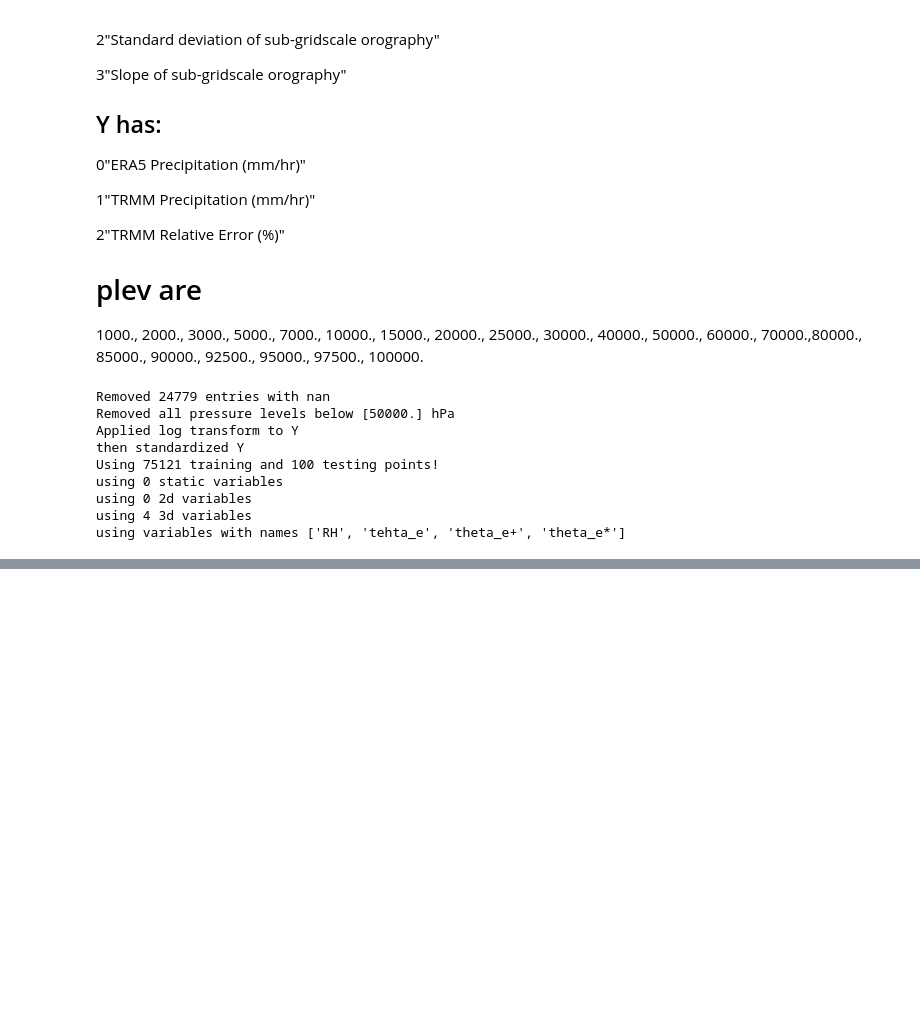
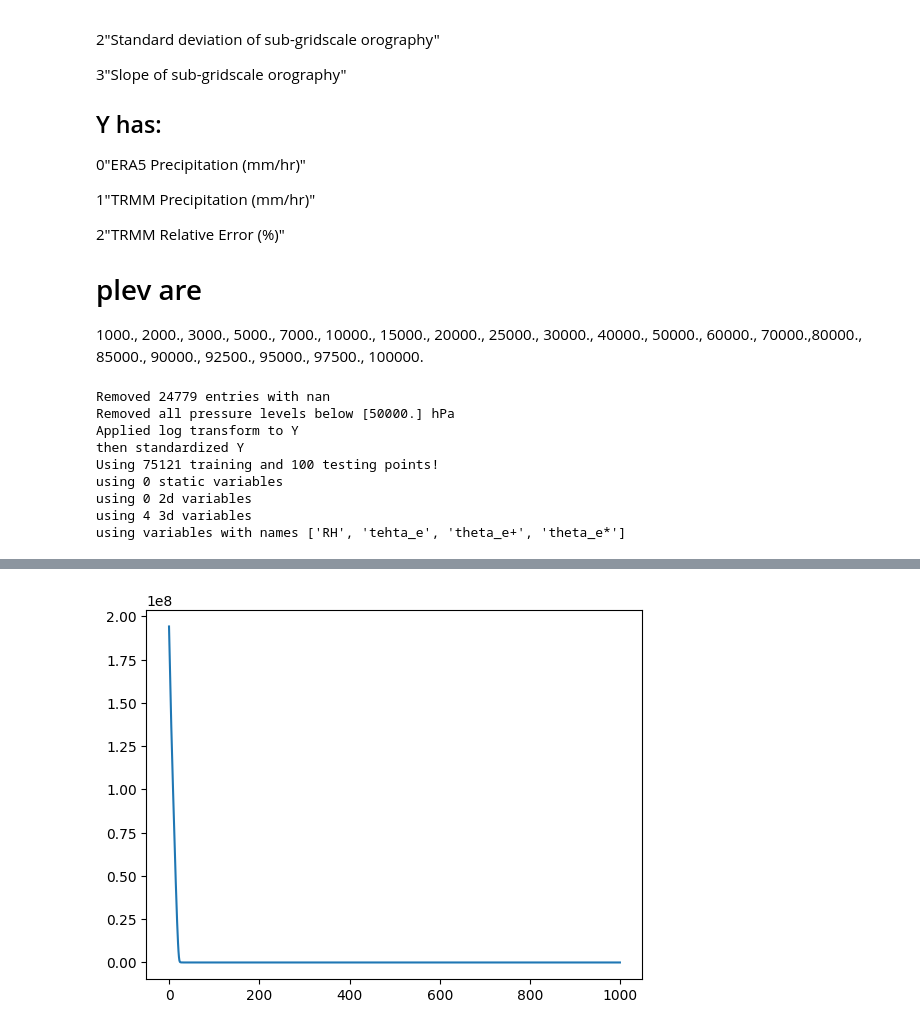
Before and after one commit to JaxGaussianProcesses/GPJax, a Jupyter notebook: Play.ipynb, the cells around one changed output, grey strips where cells are left out. Saved outputs shown, nothing was run; the diff lists cells and outputs as text; code cells hidden in the pictures; blank space fills up the shorter version.

```diff
--- a/Play.ipynb
+++ b/Play.ipynb
@@ -310,57 +314,53 @@ interaction vars is [6.82395804e-01 2.73707065e-01 1.00005095e-05]
 # %%
-# # choose inducing inputs and init SVGP
-# num_inducing = 200
-# # z = jr.normal(key, (num_inducing , num_variables)) # allow this
-# z = opt_posterior.smoother.smooth_data(D_small)[0][:num_inducing,:]
+# choose inducing inputs and init SVGP
+num_inducing = D_small.n
+# z = jr.normal(key, (num_inducing , num_variables)) # allow this
+z = opt_posterior.smoother.smooth_data(D_small)[0]
 
 
-# init_posterior_at_inducing = opt_posterior.predict(z, D_small)
-# D_full = VerticalDataset(
-#     X2d = X2d[:N_train,:],
-#     X3d = X3d[:N_train,:,:],
-#     Xstatic = Xstatic[:N_train,:],
-#     y=Y[:N_train,:],
-# )
-# # todo try whitening ?
-# q = gpx.variational_families.VariationalGaussian(
-#     posterior=opt_posterior,
-#     inducing_inputs=z,
-#     variational_mean= init_posterior_at_inducing.mean()[:,None],
-#     variational_root_covariance= jnp.linalg.cholesky(init_posterior_at_inducing.covariance() + 1e-3 * jnp.eye(num_inducing)), # todo check this is right!
-# )
+init_posterior_at_inducing = opt_posterior.predict(z, D_small)
+D_full = VerticalDataset(
+    X2d = X2d[:N_train,:],
+    X3d = X3d[:N_train,:,:],
+    Xstatic = Xstatic[:N_train,:],
+    y=Y[:N_train,:],
+)
+# todo try whitening ?
+q = gpx.variational_families.VariationalGaussian(
+    posterior=opt_posterior,
+    inducing_inputs=z,
+    variational_mean= init_posterior_at_inducing.mean()[:,None],
+    variational_root_covariance= jnp.eye(num_inducing, dtype=jnp.float64)#jnp.linalg.cholesky(init_posterior_at_inducing.covariance() + 1e-3 * jnp.eye(num_inducing)), # todo check this is right!
+)
 
-# q = q.replace_trainable(inducing_inputs=False)
-# # q = q.replace_trainable(variational_mean=False)
-# # q = q.replace_trainable(variational_root_covariance=False)
+#q = q.replace_trainable(inducing_inputs=False)
+# q = q.replace_trainable(variational_mean=False)
+# q = q.replace_trainable(variational_root_covariance=False)
 
-# objective = jax.jit(CustomELBO(negative=True))
-# def zero_grads():
-#     def init_fn(_):
-#         return ()
-#     def update_fn(updates, state, params=None):
-#         return jax.tree_map(jnp.zeros_like, updates), ()
-#     return ox.GradientTransformation(init_fn, update_fn)
+objective = jax.jit(CustomELBO(negative=True))
 
-# optim_pytree = q.replace(
-#     posterior = ox.adamw(1e-3),
-#     variational_mean = ox.adamw(1e-2),
-#     variational_root_covariance = ox.adamw(1e-2),
-#     inducing_inputs= ox.adamw(1e-2),
-#     )
+optim_pytree = q.replace(
+    posterior = ox.adam(1e-1),
+    variational_mean = ox.adam(1e-1),
+    variational_root_covariance = ox.adam(1e-2),
+    inducing_inputs= ox.adam(1e-1),
+    )
 
-# optim = optim_builder(optim_pytree)
+optim = optim_builder(optim_pytree)
 
-# opt_q, history = gpx.fit(
-#     model=q,
-#     objective=objective,
-#     train_data=D_full,
-#     optim=optim,
-#     num_iters=500,
-#     key=jr.PRNGKey(42),
-#     batch_size=512,
-#     safe=False,
-# )
+opt_q, history = gpx.fit(
+    model=q,
+    objective=objective,
+    train_data=D_full,
+    optim=optim,
+    num_iters=1000,
+    key=jr.PRNGKey(42),
+    batch_size=512,
+    safe=False,
+)
 
-# plt.figure()
-# plt.plot(history)
-# plot_params(opt_q, title="full fit")
+plt.figure()
+plt.plot(history)
+plot_params(opt_q, title="full fit")
+# %% [output]
+[figure, added]
```
Also changed, not shown: parts of 6 cells of this notebook, 5 other files.
